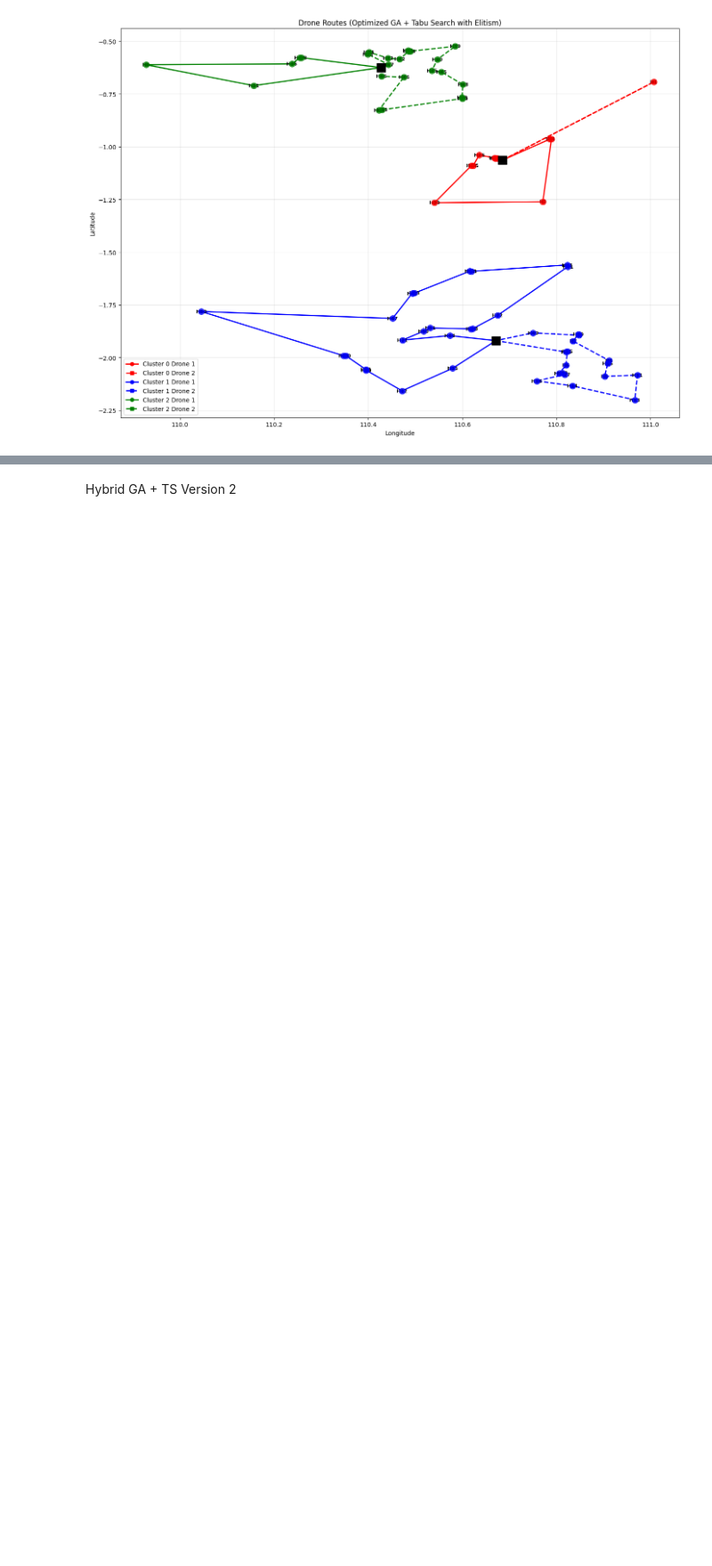
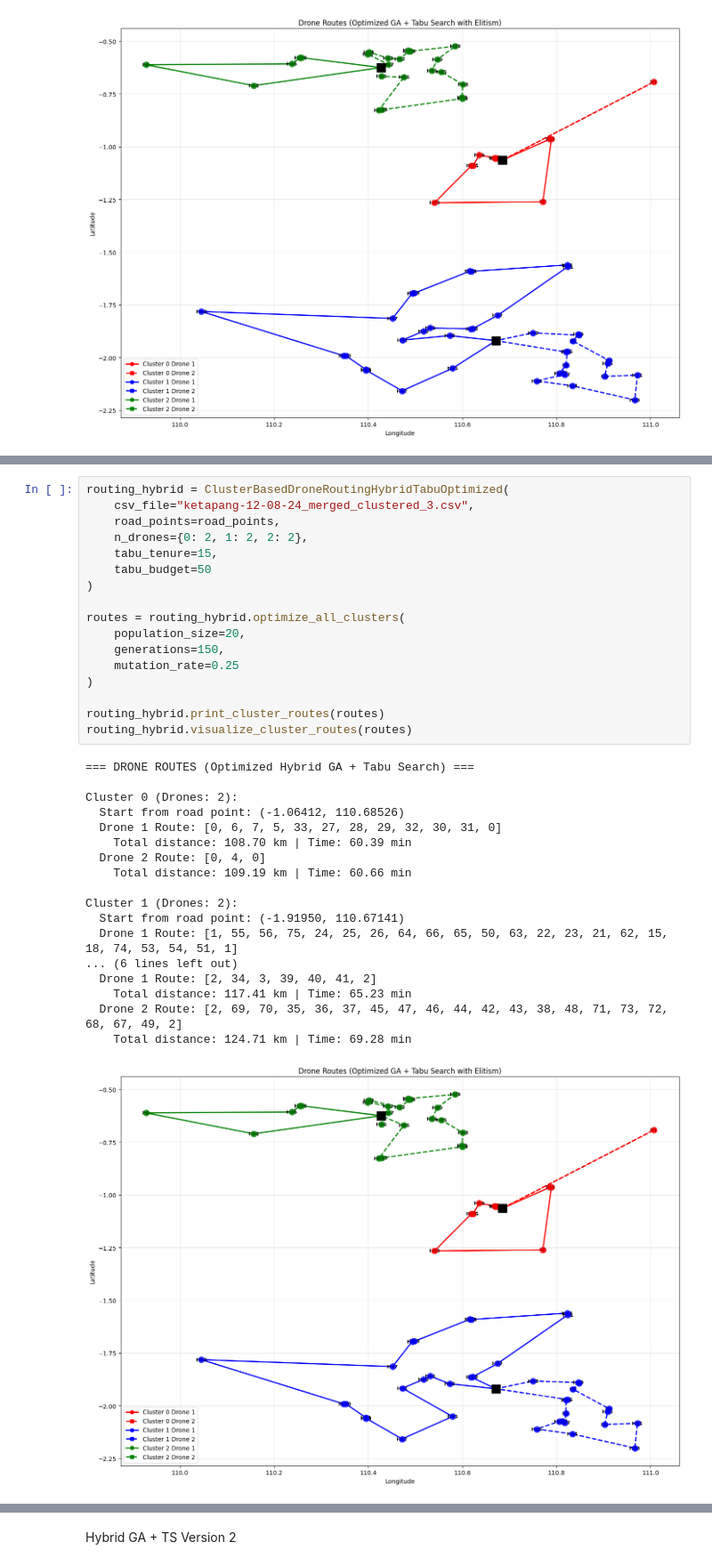
Before and after one commit to koiiiko/softcomp, a Jupyter notebook: hybrid_ga_ts.ipynb, the cells around one changed output, grey strips where cells are left out. Shown at 89% size. Cells and saved outputs as stored; diff of their text form; blank space fills up the shorter version.

Commit message:
hyrbid GA + TS optimized and tuning

```diff
--- a/hybrid_ga_ts.ipynb
+++ b/hybrid_ga_ts.ipynb
@@ -86,0 +215,36 @@ Cluster 1 (Drones: 2):
+# %%
+routing_hybrid = ClusterBasedDroneRoutingHybridTabuOptimized(
+    csv_file="ketapang-12-08-24_merged_clustered_3.csv",
+    road_points=road_points,
+    n_drones={0: 2, 1: 2, 2: 2},
+    tabu_tenure=15,
+    tabu_budget=50
+)
+
+routes = routing_hybrid.optimize_all_clusters(
+    population_size=20,
+    generations=150,
+    mutation_rate=0.25
+)
+
+routing_hybrid.print_cluster_routes(routes)
+routing_hybrid.visualize_cluster_routes(routes)
+# %% [output]
+=== DRONE ROUTES (Optimized Hybrid GA + Tabu Search) ===
+
+Cluster 0 (Drones: 2):
+  Start from road point: (-1.06412, 110.68526)
+  Drone 1 Route: [0, 6, 7, 5, 33, 27, 28, 29, 32, 30, 31, 0]
+    Total distance: 108.70 km | Time: 60.39 min
+  Drone 2 Route: [0, 4, 0]
+    Total distance: 109.19 km | Time: 60.66 min
+
+Cluster 1 (Drones: 2):
+  Start from road point: (-1.91950, 110.67141)
+  Drone 1 Route: [1, 55, 56, 75, 24, 25, 26, 64, 66, 65, 50, 63, 22, 23, 21, 62, 15, 18, 74, 53, 54, 51, 1]
+... (6 lines left out)
+  Drone 1 Route: [2, 34, 3, 39, 40, 41, 2]
+    Total distance: 117.41 km | Time: 65.23 min
+  Drone 2 Route: [2, 69, 70, 35, 36, 37, 45, 47, 46, 44, 42, 43, 38, 48, 71, 73, 72, 68, 67, 49, 2]
+    Total distance: 124.71 km | Time: 69.28 min
+[figure, added]
```
Also changed, not shown: parts of 5 cells of this notebook.
